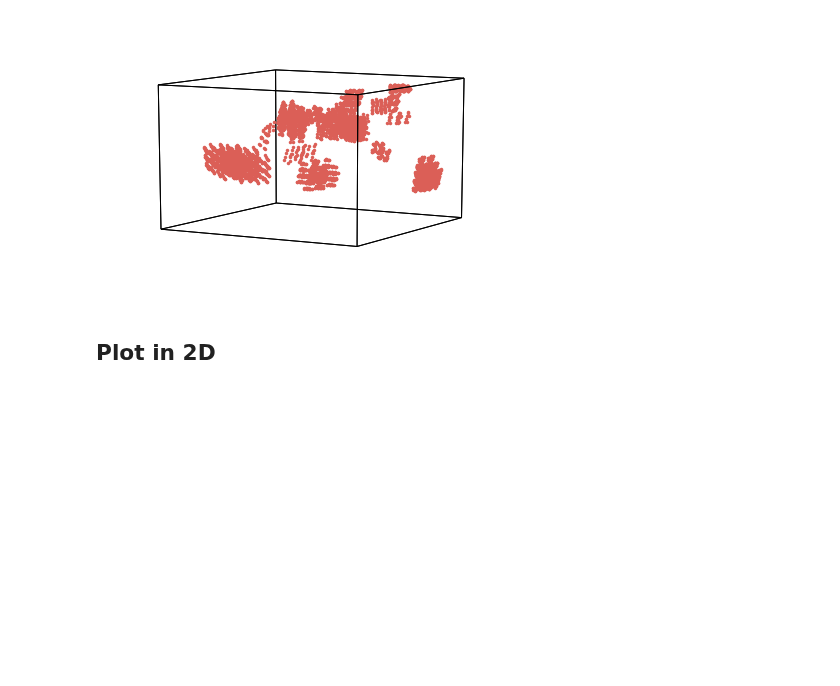
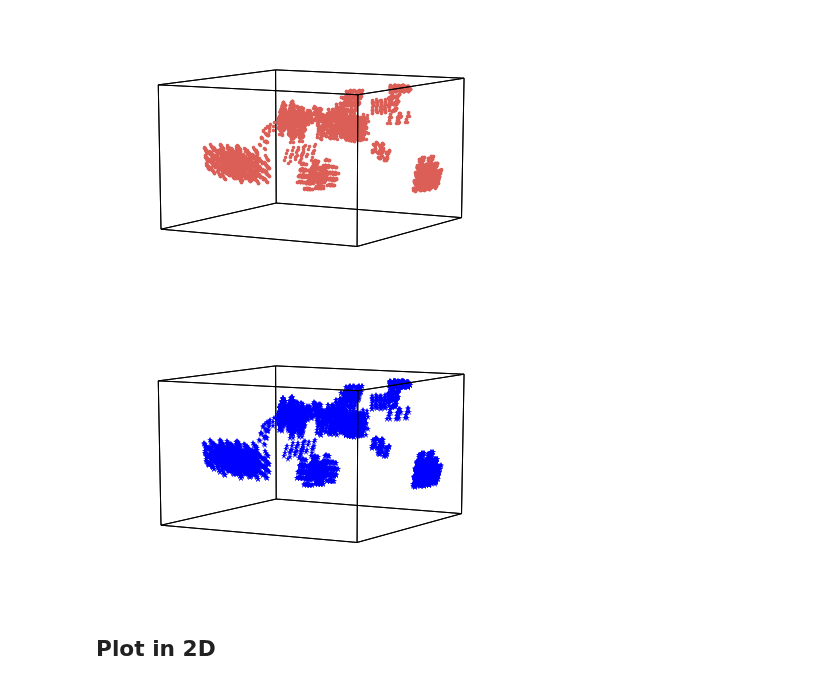
Before and after one commit to ContextLab/hypertools, a Jupyter notebook: docs/tutorials/plot.ipynb, the cells around one changed output. Drawn from its saved outputs; the diff is of its cells as text; code cells hidden in the pictures; blank space fills up the shorter version.

```diff
--- a/docs/tutorials/plot.ipynb
+++ b/docs/tutorials/plot.ipynb
@@ -46,5 +50,9 @@ geo = hyp.plot(mushrooms, '.') # plots points
 # %% [output]
 [figure]
+# %%
+geo = hyp.plot(mushrooms, fmt = 'b' '*') # plots blue asterisks
+# %% [output]
+[figure, added]
 # %% [markdown]
 ## Plot in 2D
 # %% [markdown]
```
Also changed, not shown: parts of 4 cells of this notebook, 5 other files.
